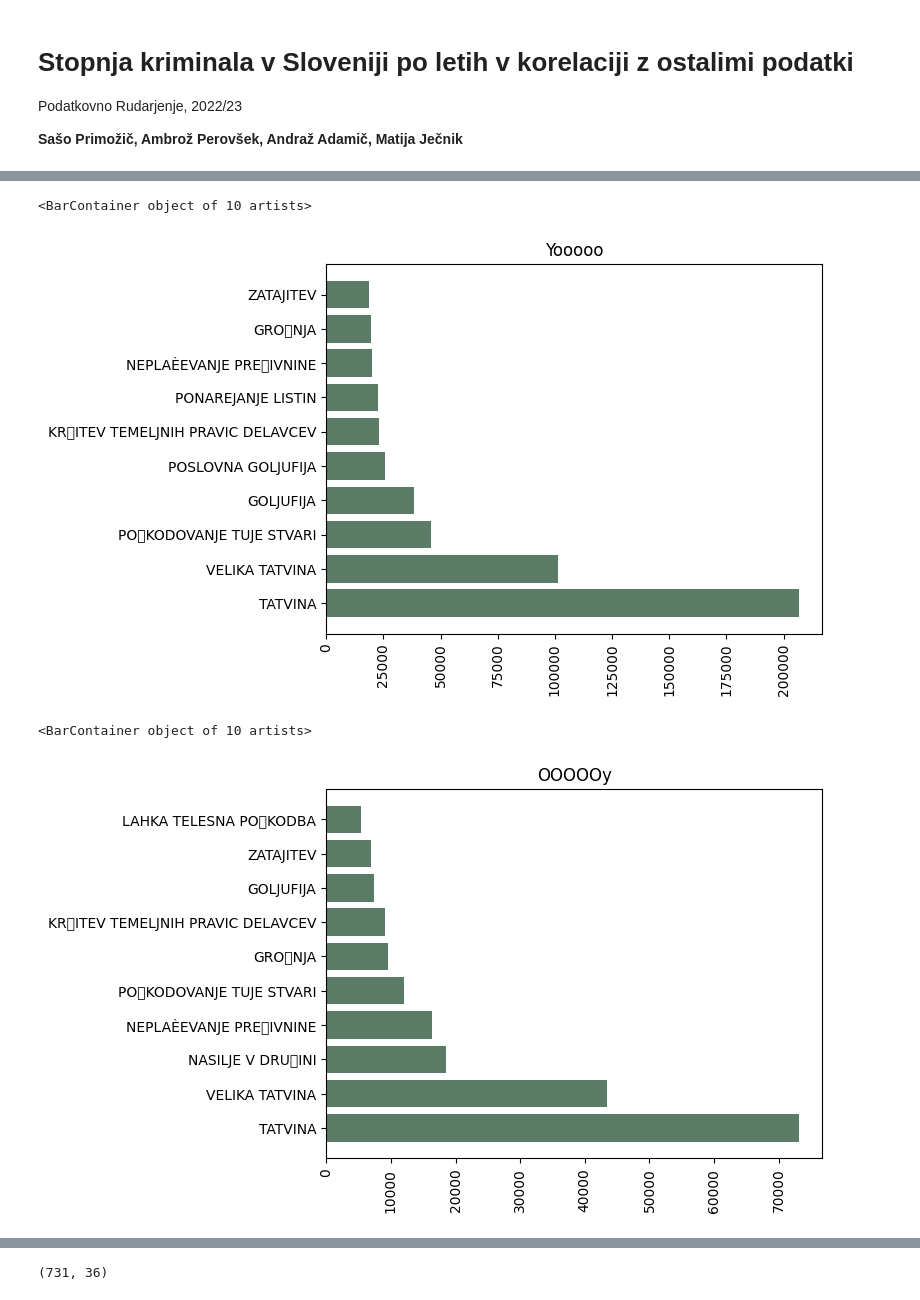
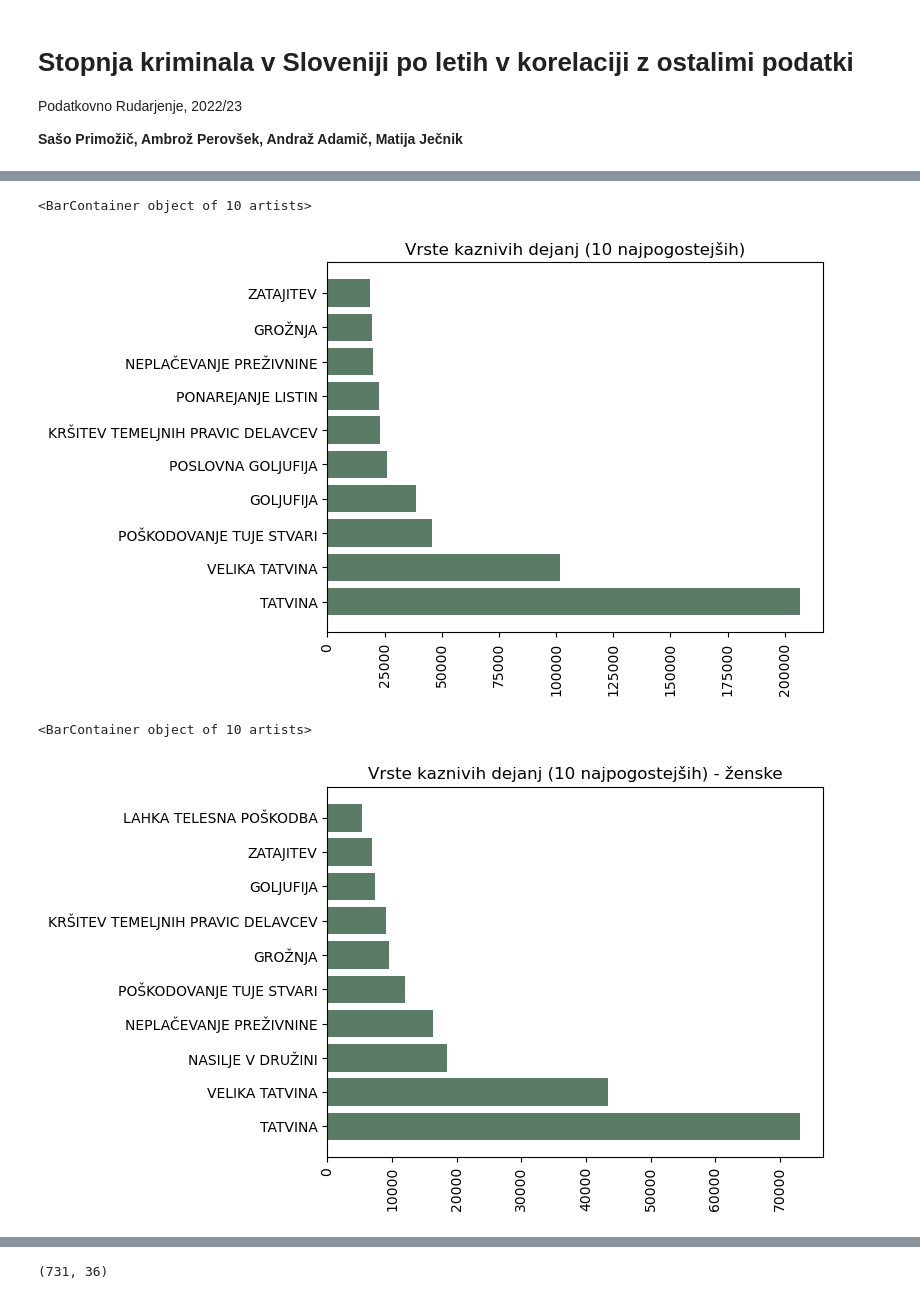
Before and after one commit to andrazadamic/PR22SPAPAAMJ, a Jupyter notebook: seminarska.ipynb, the cells around one changed output, grey strips where cells are left out. Drawn from its saved outputs; the diff is of its cells as text; code cells hidden in the pictures.

Commit message:
ANSI ftw pt.2

```diff
--- a/seminarska.ipynb
+++ b/seminarska.ipynb
@@ -11,14 +14,14 @@ import numpy as np
 # %%
-kd2010 = pd.read_csv("podatki/kd2010.csv", delimiter=";", encoding="latin-1", dtype={'MesecStoritve': str})
-kd2011 = pd.read_csv("podatki/kd2011.csv", delimiter=";", encoding="latin-1", dtype={'MesecStoritve': str})
-kd2012 = pd.read_csv("podatki/kd2012.csv", delimiter=";", encoding="latin-1", dtype={'MesecStoritve': str})
-kd2013 = pd.read_csv("podatki/kd2013.csv", delimiter=";", encoding="latin-1", dtype={'MesecStoritve': str})
-kd2014 = pd.read_csv("podatki/kd2014.csv", delimiter=";", encoding="latin-1", dtype={'MesecStoritve': str})
-kd2015 = pd.read_csv("podatki/kd2015.csv", delimiter=";", encoding="latin-1", dtype={'MesecStoritve': str})
-kd2016 = pd.read_csv("podatki/kd2016.csv", delimiter=";", encoding="latin-1", dtype={'MesecStoritve': str})
-kd2017 = pd.read_csv("podatki/kd2017.csv", delimiter=";", encoding="latin-1", dtype={'MesecStoritve': str})
-kd2018 = pd.read_csv("podatki/kd2018.csv", delimiter=";", encoding="latin-1", dtype={'MesecStoritve': str})
-kd2019 = pd.read_csv("podatki/kd2019.csv", delimiter=";", encoding="latin-1", dtype={'MesecStoritve': str})
+kd2010 = pd.read_csv("podatki/kd2010.csv", delimiter=";", encoding="ANSI", dtype={'MesecStoritve': str})
+kd2011 = pd.read_csv("podatki/kd2011.csv", delimiter=";", encoding="ANSI", dtype={'MesecStoritve': str})
+kd2012 = pd.read_csv("podatki/kd2012.csv", delimiter=";", encoding="ANSI", dtype={'MesecStoritve': str})
+kd2013 = pd.read_csv("podatki/kd2013.csv", delimiter=";", encoding="ANSI", dtype={'MesecStoritve': str})
+kd2014 = pd.read_csv("podatki/kd2014.csv", delimiter=";", encoding="ANSI", dtype={'MesecStoritve': str})
+kd2015 = pd.read_csv("podatki/kd2015.csv", delimiter=";", encoding="ANSI", dtype={'MesecStoritve': str})
+kd2016 = pd.read_csv("podatki/kd2016.csv", delimiter=";", encoding="ANSI", dtype={'MesecStoritve': str})
+kd2017 = pd.read_csv("podatki/kd2017.csv", delimiter=";", encoding="ANSI", dtype={'MesecStoritve': str})
+kd2018 = pd.read_csv("podatki/kd2018.csv", delimiter=";", encoding="ANSI", dtype={'MesecStoritve': str})
+kd2019 = pd.read_csv("podatki/kd2019.csv", delimiter=";", encoding="ANSI", dtype={'MesecStoritve': str})
 kd = pd.concat([kd2010, kd2011, kd2012, kd2013, kd2014, kd2015, kd2016, kd2017, kd2018, kd2019], names=['letoVnosa'], keys=['2010', '2011', '2012', '2013', '2014', '2015', '2016', '2017', '2018', '2019',])
 # kd = kd.drop("ZaporednaStevilkaKD", axis="columns")
 # %%
@@ -95,29 +98,29 @@ for v in vkd:
 # %%
 x, y = zip(*sorted(vrstaKaznivihDejanj.items(), key=lambda x: x[1], reverse=True)[:10])
 plt.figure()
-plt.title('Yooooo')
+plt.title('Vrste kaznivih dejanj (10 najpogostejših)')
 plt.xticks(rotation=90)
 plt.barh(x, y, color='#5A7B65')
 # %% [output]
 <BarContainer object of 10 artists>
-[figure, old version]
+[figure, new version]
 # %%
 vkd = list(kd['OpisKD'].unique())
 zrtveZ = {}
 for v in vkd:
     if v.split("'")[0].split('-')[-1].strip() in zrtveZ:
-        zrtveZ[v.split("'")[0].split('-')[-1].strip()] += np.asarray(kd.loc[(kd['OpisKD'] == v) & (kd['Spol'] == '\x8eENSKI') & (kd['VrstaOsebe'] == '\x8eRTEV'), ['ZaporednaStevilkaKD']]).size
+        zrtveZ[v.split("'")[0].split('-')[-1].strip()] += np.asarray(kd.loc[(kd['OpisKD'] == v) & (kd['Spol'] == 'ŽENSKI') & (kd['VrstaOsebe'] == 'ŽRTEV'), ['ZaporednaStevilkaKD']]).size
     else:
-        zrtveZ[v.split("'")[0].split('-')[-1].strip()] = np.asarray(kd.loc[(kd['OpisKD'] == v) & (kd['Spol'] == '\x8eENSKI') & (kd['VrstaOsebe'] == '\x8eRTEV'), ['ZaporednaStevilkaKD']]).size
+        zrtveZ[v.split("'")[0].split('-')[-1].strip()] = np.asarray(kd.loc[(kd['OpisKD'] == v) & (kd['Spol'] == 'ŽENSKI') & (kd['VrstaOsebe'] == 'ŽRTEV'), ['ZaporednaStevilkaKD']]).size
 # %%
 x, y = zip(*sorted(zrtveZ.items(), key=lambda x: x[1], reverse=True)[:10])
 plt.figure()
-plt.title('OOOOOy')
+plt.title('Vrste kaznivih dejanj (10 najpogostejših) - ženske')
 plt.xticks(rotation=90)
 plt.barh(x, y, color='#5A7B65')
 # %% [output]
 <BarContainer object of 10 artists>
-[figure, old version]
+[figure, new version]
 # %%
 vkd = list(kd['OpisKD'].unique())
 zrtveM = {}
```
Also changed, not shown: parts of 6 cells of this notebook.
